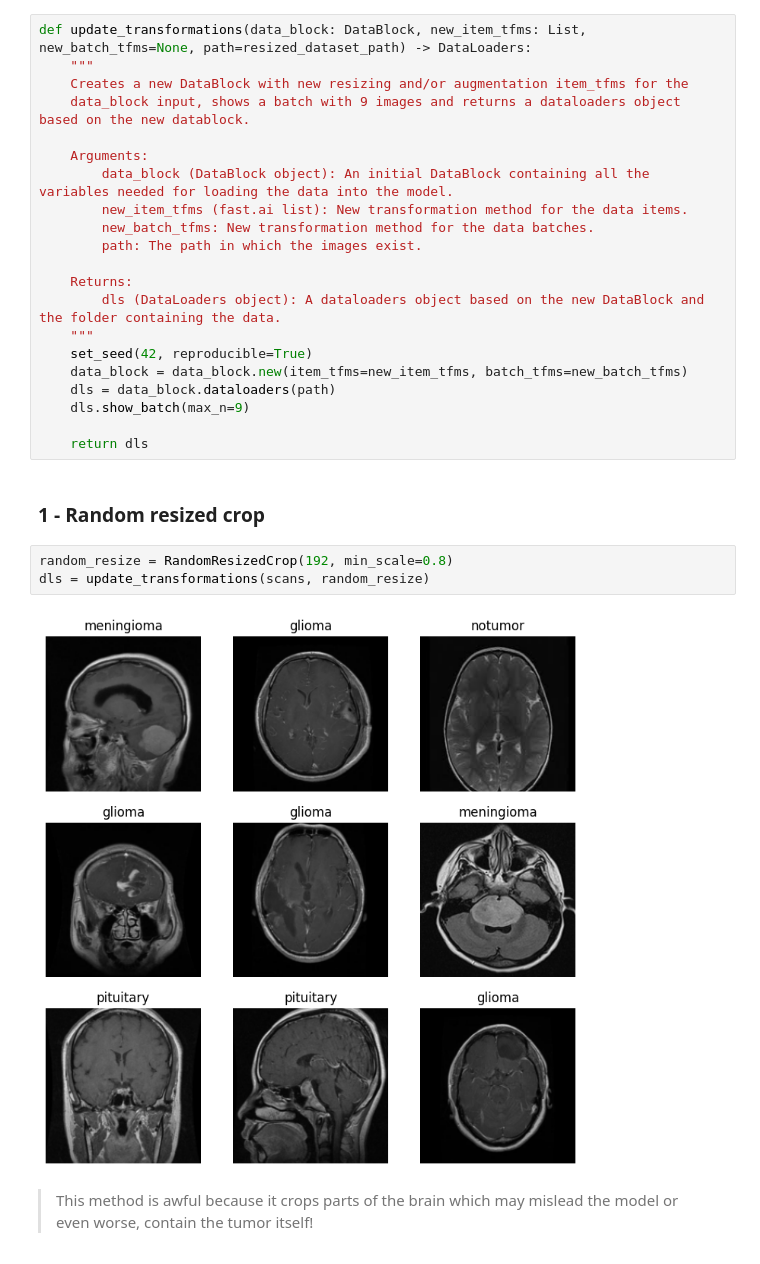
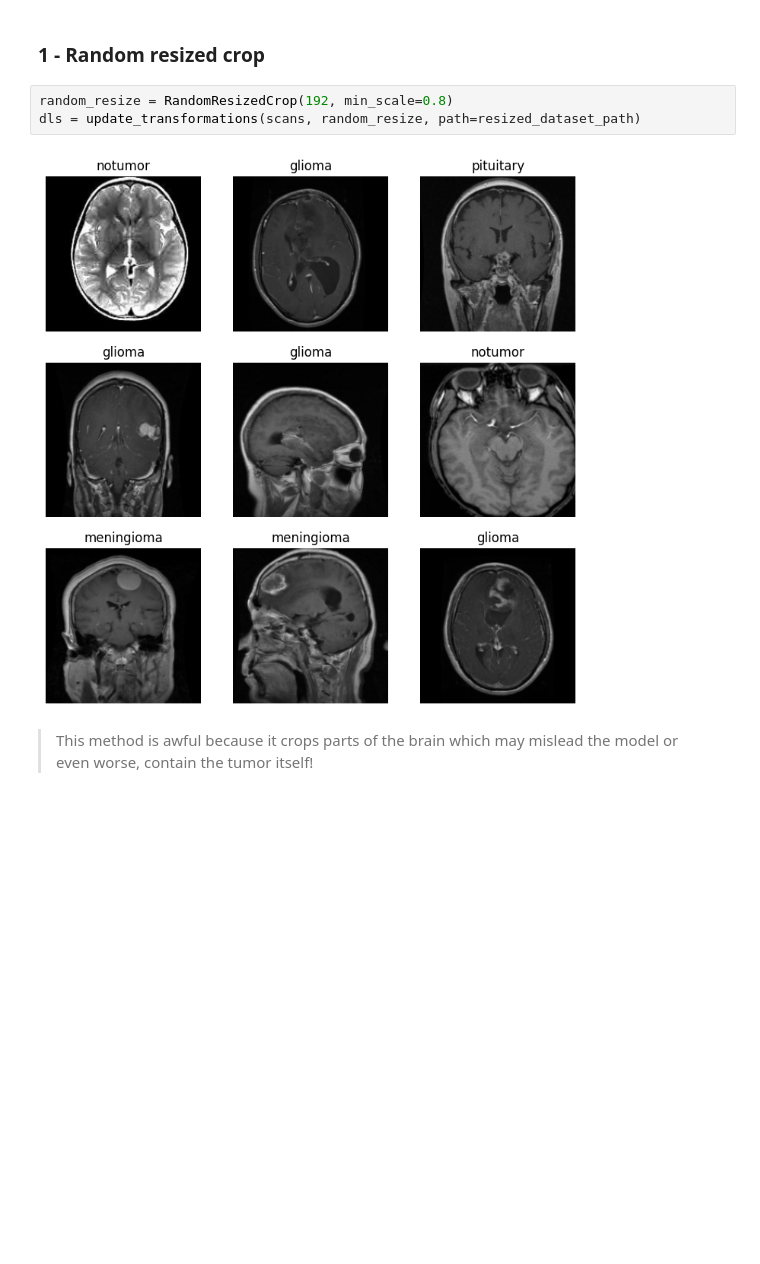
Before and after one commit to aviram421/mri-tumor-classification, a Jupyter notebook: tumor-classification-model.ipynb, the cells around one changed output. Drawn from its saved outputs; the diff is of its cells as text; blank space fills up the shorter version.

```diff
--- a/tumor-classification-model.ipynb
+++ b/tumor-classification-model.ipynb
@@ -130,34 +93,13 @@ Probability it's a brain with meningioma: 0.999
 > Good start!
 # %% [markdown]
 ## Experimenting with different item transformations
-# %%
-def update_transformations(data_block: DataBlock, new_item_tfms: List, new_batch_tfms=None, path=resized_dataset_path) -> DataLoaders:
-    """
-    Creates a new DataBlock with new resizing and/or augmentation item_tfms for the
-    data_block input, shows a batch with 9 images and returns a dataloaders object based on the new datablock.
-
-    Arguments:
-        data_block (DataBlock object): An initial DataBlock containing all the variables needed for loading the data into the model.
-        new_item_tfms (fast.ai list): New transformation method for the data items.
-        new_batch_tfms: New transformation method for the data batches.
-        path: The path in which the images exist.
-
-    Returns:
-        dls (DataLoaders object): A dataloaders object based on the new DataBlock and the folder containing the data.
-    """
-    set_seed(42, reproducible=True)
-    data_block = data_block.new(item_tfms=new_item_tfms, batch_tfms=new_batch_tfms)
-    dls = data_block.dataloaders(path)
-    dls.show_batch(max_n=9)
-
-    return dls
 # %% [markdown]
 ### 1 - Random resized crop
 # %%
 random_resize = RandomResizedCrop(192, min_scale=0.8)
-dls = update_transformations(scans, random_resize)
+dls = update_transformations(scans, random_resize, path=resized_dataset_path)
 # %% [output]
-[figure, old version]
+[figure, new version]
 # %% [markdown]
 > This method is awful because it crops parts of the brain which may mislead the model or even worse, contain the tumor itself!
 # %% [markdown]
```
Also changed, not shown: parts of 22 cells of this notebook.
